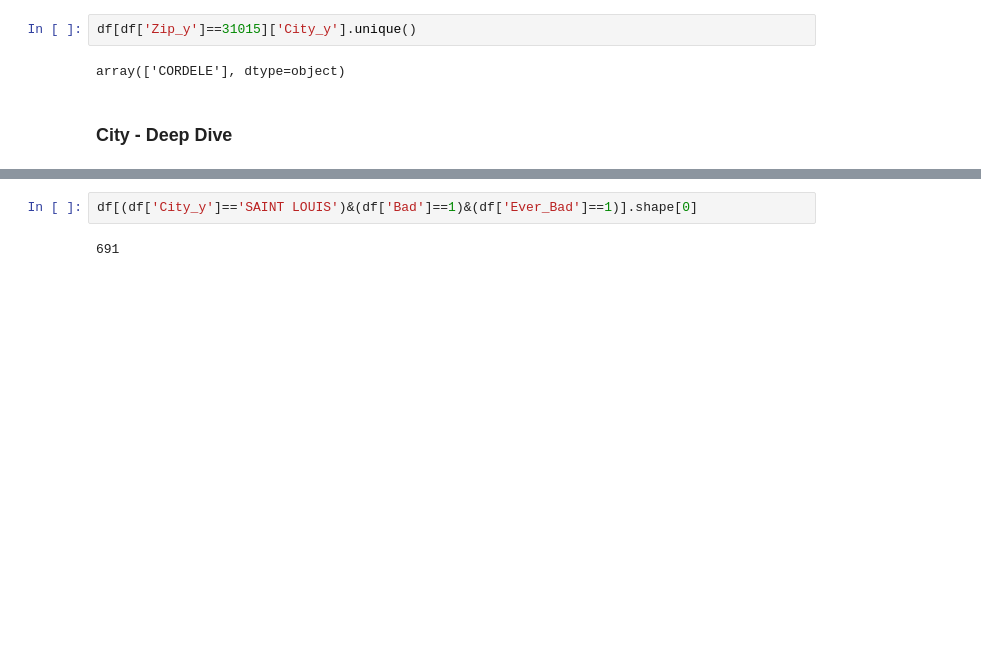
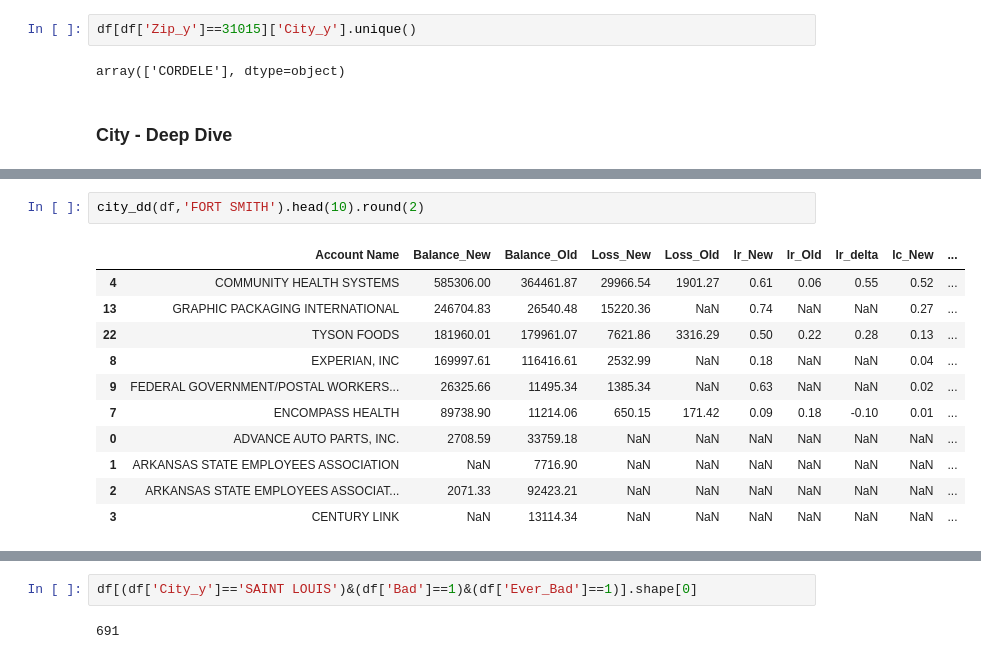
Before and after one commit to XuetingS/PP, a Jupyter notebook: src/Risk Break Down.ipynb, the cells around one changed output, grey strips where cells are left out. Saved outputs shown, nothing was run; the diff lists cells and outputs as text; blank space fills up the shorter version.

```diff
--- a/src/Risk Break Down.ipynb
+++ b/src/Risk Break Down.ipynb
@@ -1667,0 +1858,14 @@ array(['CORDELE'], dtype=object)
+# %%
+city_dd(df,'FORT SMITH').head(10).round(2)
+# %% [output]
+|  | Account Name | Balance_New | Balance_Old | Loss_New | Loss_Old | lr_New | lr_Old | lr_delta | lc_New | ... |
+| 4 | COMMUNITY HEALTH SYSTEMS | 585306.00 | 364461.87 | 29966.54 | 1901.27 | 0.61 | 0.06 | 0.55 | 0.52 | ... |
+| 13 | GRAPHIC PACKAGING INTERNATIONAL | 246704.83 | 26540.48 | 15220.36 | NaN | 0.74 | NaN | NaN | 0.27 | ... |
+| 22 | TYSON FOODS | 181960.01 | 179961.07 | 7621.86 | 3316.29 | 0.50 | 0.22 | 0.28 | 0.13 | ... |
+| 8 | EXPERIAN, INC | 169997.61 | 116416.61 | 2532.99 | NaN | 0.18 | NaN | NaN | 0.04 | ... |
+| 9 | FEDERAL GOVERNMENT/POSTAL WORKERS... | 26325.66 | 11495.34 | 1385.34 | NaN | 0.63 | NaN | NaN | 0.02 | ... |
+| 7 | ENCOMPASS HEALTH | 89738.90 | 11214.06 | 650.15 | 171.42 | 0.09 | 0.18 | -0.10 | 0.01 | ... |
+| 0 | ADVANCE AUTO PARTS, INC. | 2708.59 | 33759.18 | NaN | NaN | NaN | NaN | NaN | NaN | ... |
+| 1 | ARKANSAS STATE EMPLOYEES ASSOCIATION | NaN | 7716.90 | NaN | NaN | NaN | NaN | NaN | NaN | ... |
+| 2 | ARKANSAS STATE EMPLOYEES ASSOCIAT... | 2071.33 | 92423.21 | NaN | NaN | NaN | NaN | NaN | NaN | ... |
+| 3 | CENTURY LINK | NaN | 13114.34 | NaN | NaN | NaN | NaN | NaN | NaN | ... |
```
Also changed, not shown: parts of 25 cells of this notebook.
